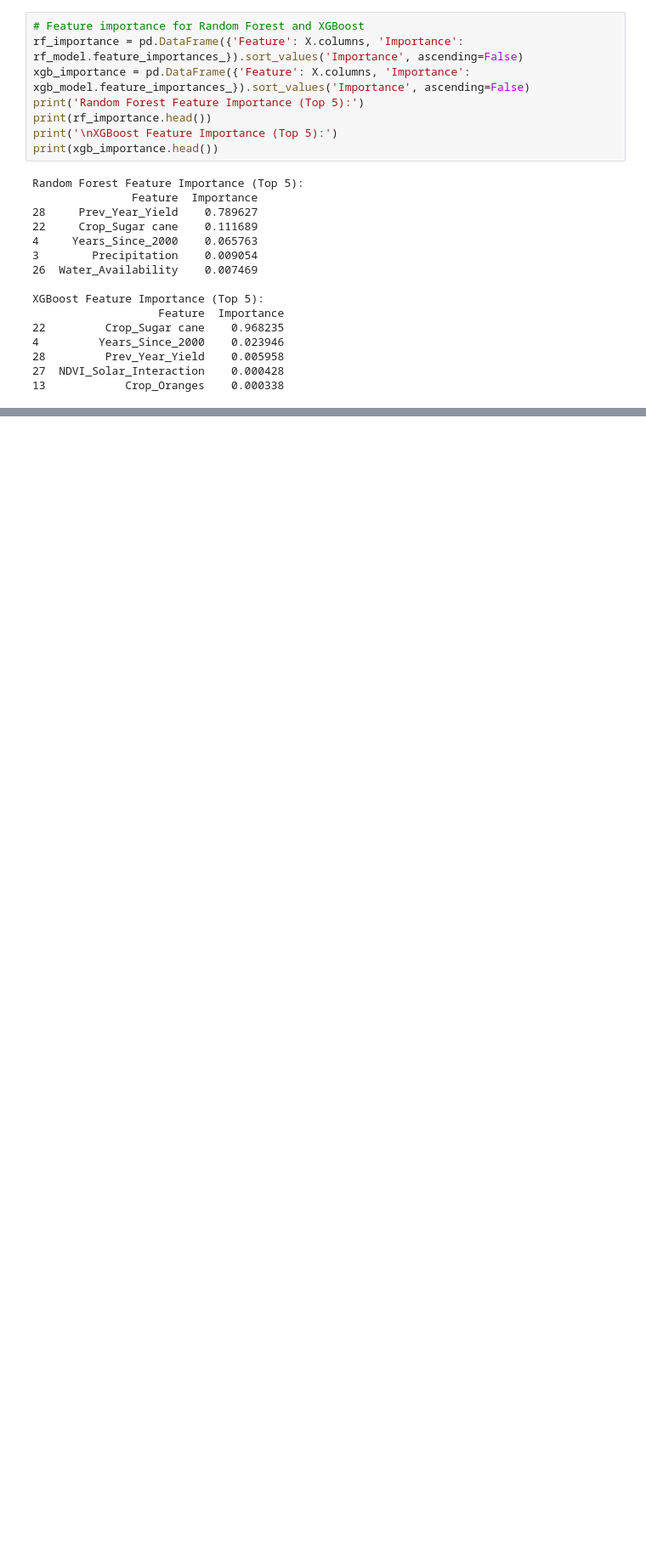
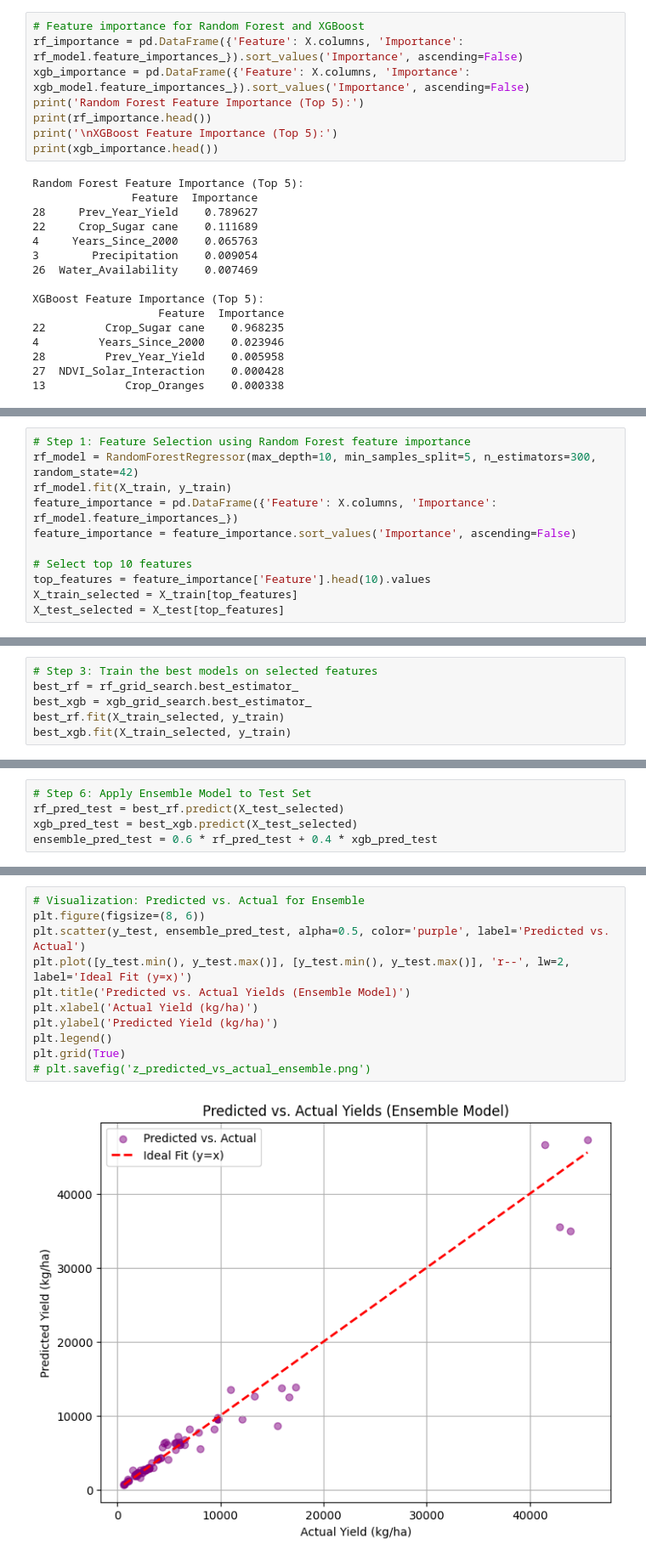
Before and after one commit to natanamanuelmamo/ML_crop_yield_prediction, a Jupyter notebook: crop_yield_prediction.ipynb, the cells around one changed output, grey strips where cells are left out. Shown: that part at 85% size. Cells and saved outputs as stored; diff of their text form; blank space fills up the shorter version.

```diff
--- a/crop_yield_prediction.ipynb
+++ b/crop_yield_prediction.ipynb
@@ -964,0 +1080,11 @@ XGBoost Feature Importance (Top 5):
+# %%
+# Step 1: Feature Selection using Random Forest feature importance
+rf_model = RandomForestRegressor(max_depth=10, min_samples_split=5, n_estimators=300, random_state=42)
+rf_model.fit(X_train, y_train)
+feature_importance = pd.DataFrame({'Feature': X.columns, 'Importance': rf_model.feature_importances_})
+feature_importance = feature_importance.sort_values('Importance', ascending=False)
+
+# Select top 10 features
+top_features = feature_importance['Feature'].head(10).values
+X_train_selected = X_train[top_features]
+X_test_selected = X_test[top_features]
@@ -964,0 +1125,6 @@ XGBoost Feature Importance (Top 5):
+# %%
+# Step 3: Train the best models on selected features
+best_rf = rf_grid_search.best_estimator_
+best_xgb = xgb_grid_search.best_estimator_
+best_rf.fit(X_train_selected, y_train)
+best_xgb.fit(X_train_selected, y_train)
@@ -964,0 +1182,5 @@ XGBoost Feature Importance (Top 5):
+# %%
+# Step 6: Apply Ensemble Model to Test Set
+rf_pred_test = best_rf.predict(X_test_selected)
+xgb_pred_test = best_xgb.predict(X_test_selected)
+ensemble_pred_test = 0.6 * rf_pred_test + 0.4 * xgb_pred_test
@@ -964,0 +1201,13 @@ XGBoost Feature Importance (Top 5):
+# %%
+# Visualization: Predicted vs. Actual for Ensemble
+plt.figure(figsize=(8, 6))
+plt.scatter(y_test, ensemble_pred_test, alpha=0.5, color='purple', label='Predicted vs. Actual')
+plt.plot([y_test.min(), y_test.max()], [y_test.min(), y_test.max()], 'r--', lw=2, label='Ideal Fit (y=x)')
+plt.title('Predicted vs. Actual Yields (Ensemble Model)')
+plt.xlabel('Actual Yield (kg/ha)')
+plt.ylabel('Predicted Yield (kg/ha)')
+plt.legend()
+plt.grid(True)
+# plt.savefig('z_predicted_vs_actual_ensemble.png')
+# %% [output]
+[figure, added]
```
Also changed, not shown: parts of 12 cells of this notebook, 1 other file.
